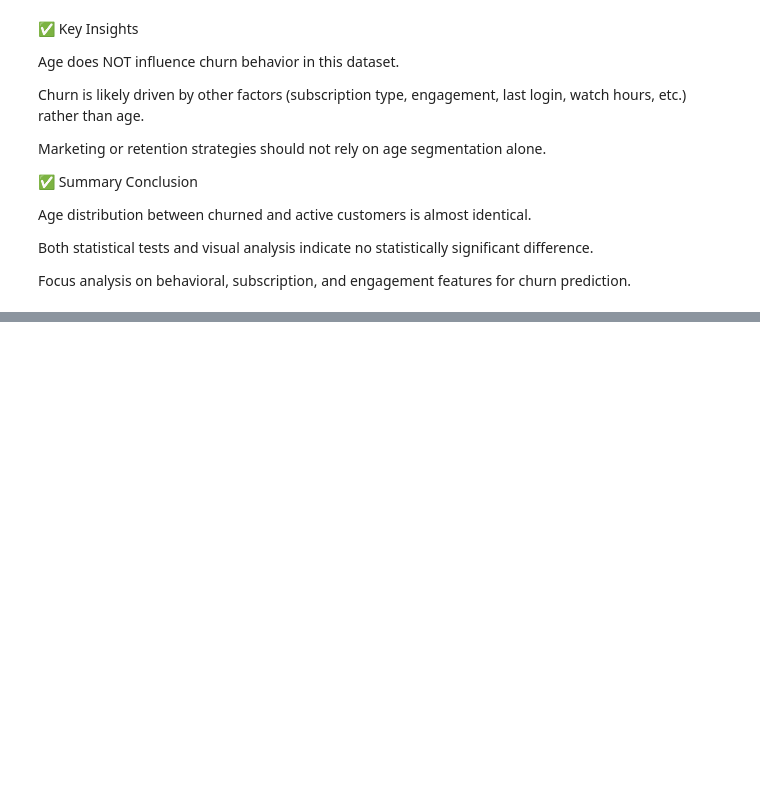
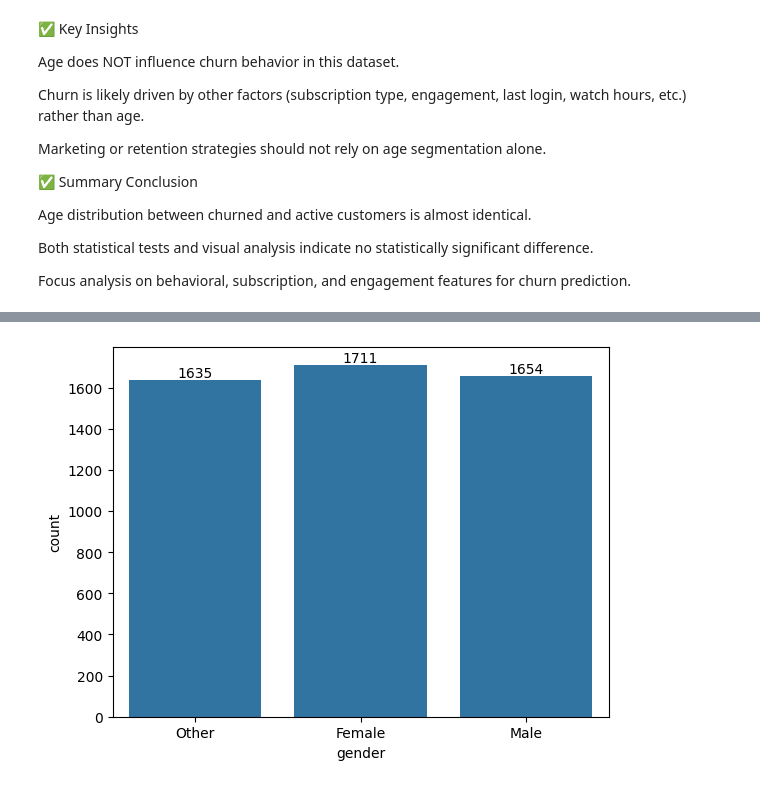
Before and after one commit to ka1817/Netflix-Customer-Churn-Prediction-Using-Machine-Learning, a Jupyter notebook: notebook/eda.ipynb, the cells around one changed output, grey strips where cells are left out. Saved outputs shown, nothing was run; the diff lists cells and outputs as text; code cells hidden in the pictures; blank space fills up the shorter version.

Commit message:
Explored Gender Feature

```diff
--- a/notebook/eda.ipynb
+++ b/notebook/eda.ipynb
@@ -390,0 +390,6 @@ df
+# %%
+ax=sns.countplot(x=df['gender'])
+for bars in ax.containers:
+    ax.bar_label(bars)
+# %% [output]
+[figure, added]
```
Also changed, not shown: parts of 13 cells of this notebook, 2 other files.
